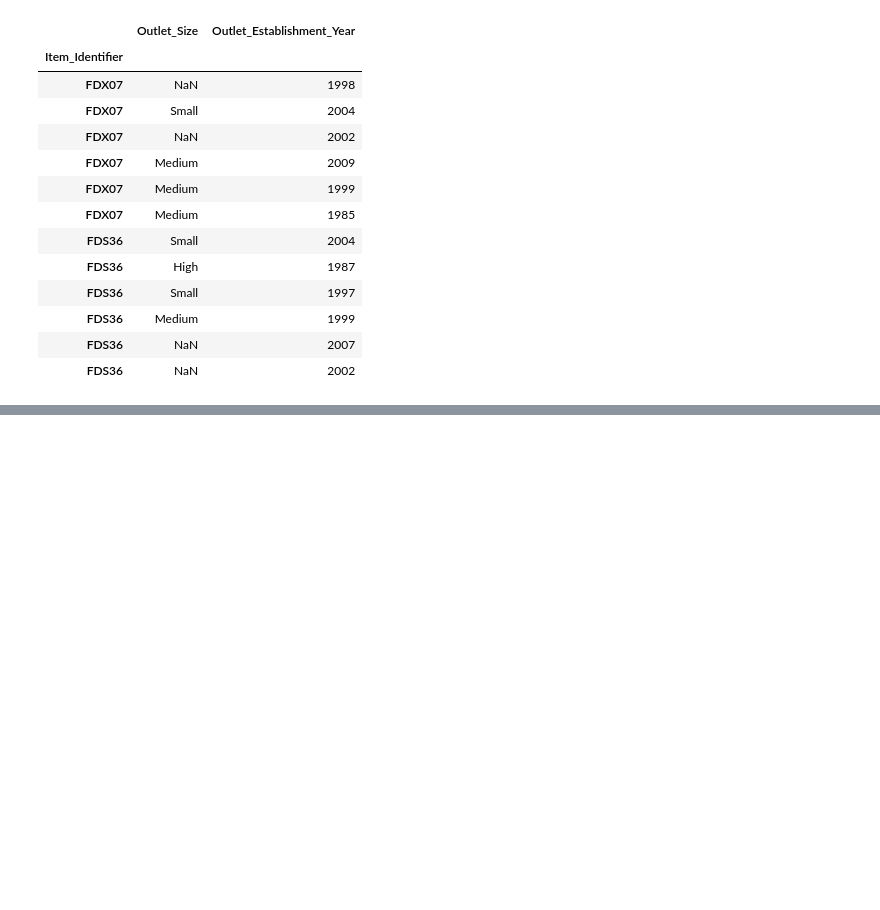
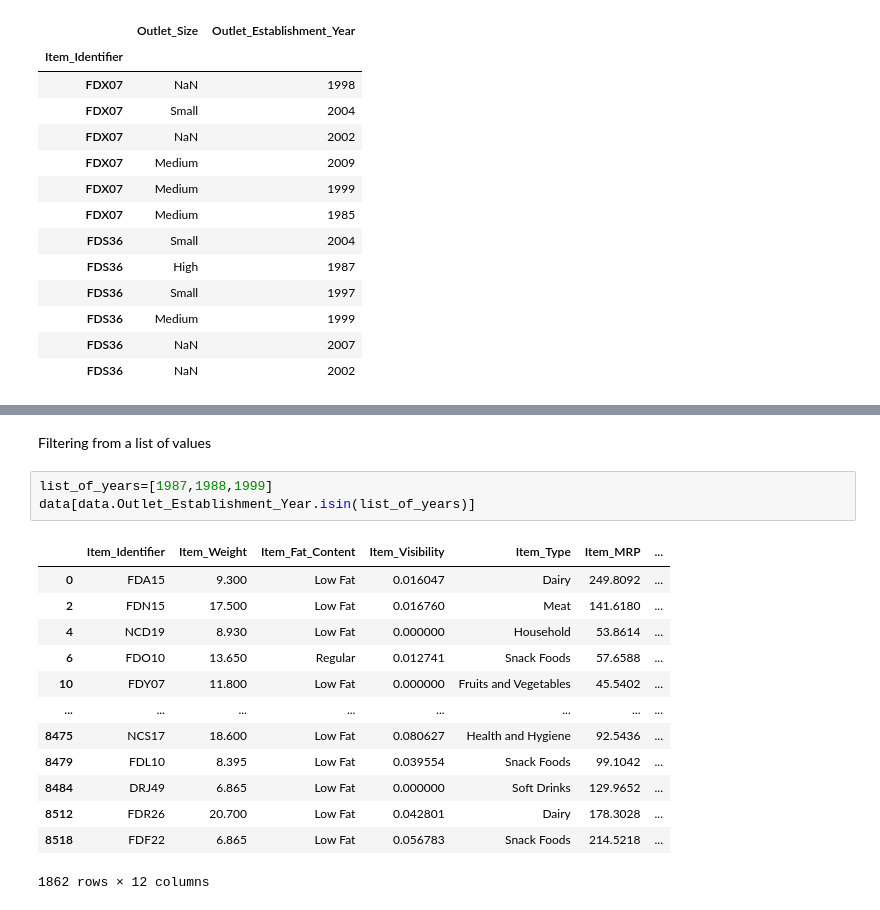
Before and after one commit to taruchit/DataScience, a Jupyter notebook: ReadNSubset.ipynb, the cells around one changed output, grey strips where cells are left out. Saved outputs shown, nothing was run; the diff lists cells and outputs as text; blank space fills up the shorter version.

```diff
--- a/ReadNSubset.ipynb
+++ b/ReadNSubset.ipynb
@@ -222,0 +333,19 @@ data.loc[['FDX07','FDS36'],['Outlet_Size','Outlet_Establishment_Year']]
+# %% [markdown]
+Filtering from a list of values
+# %%
+list_of_years=[1987,1988,1999]
+data[data.Outlet_Establishment_Year.isin(list_of_years)]
+# %% [output]
+|  | Item_Identifier | Item_Weight | Item_Fat_Content | Item_Visibility | Item_Type | Item_MRP | ... |
+| 0 | FDA15 | 9.300 | Low Fat | 0.016047 | Dairy | 249.8092 | ... |
+| 2 | FDN15 | 17.500 | Low Fat | 0.016760 | Meat | 141.6180 | ... |
+| 4 | NCD19 | 8.930 | Low Fat | 0.000000 | Household | 53.8614 | ... |
+| 6 | FDO10 | 13.650 | Regular | 0.012741 | Snack Foods | 57.6588 | ... |
+| 10 | FDY07 | 11.800 | Low Fat | 0.000000 | Fruits and Vegetables | 45.5402 | ... |
+| ... | ... | ... | ... | ... | ... | ... | ... |
+| 8475 | NCS17 | 18.600 | Low Fat | 0.080627 | Health and Hygiene | 92.5436 | ... |
+| 8479 | FDL10 | 8.395 | Low Fat | 0.039554 | Snack Foods | 99.1042 | ... |
+| 8484 | DRJ49 | 6.865 | Low Fat | 0.000000 | Soft Drinks | 129.9652 | ... |
+| 8512 | FDR26 | 20.700 | Low Fat | 0.042801 | Dairy | 178.3028 | ... |
+| 8518 | FDF22 | 6.865 | Low Fat | 0.056783 | Snack Foods | 214.5218 | ... |
+1862 rows × 12 columns
```
Also changed, not shown: parts of 22 cells of this notebook.
